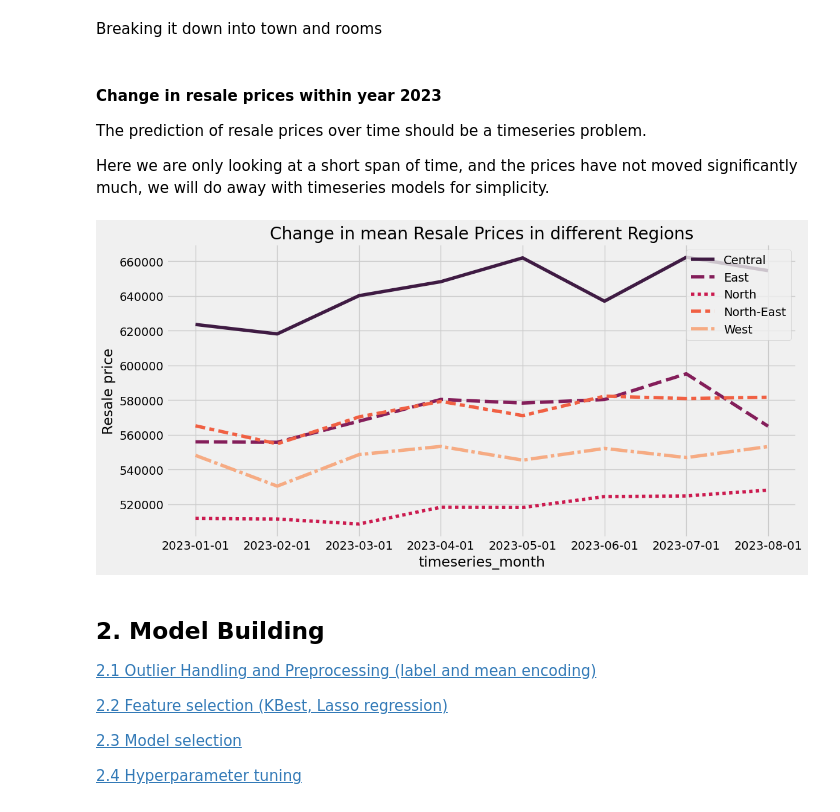
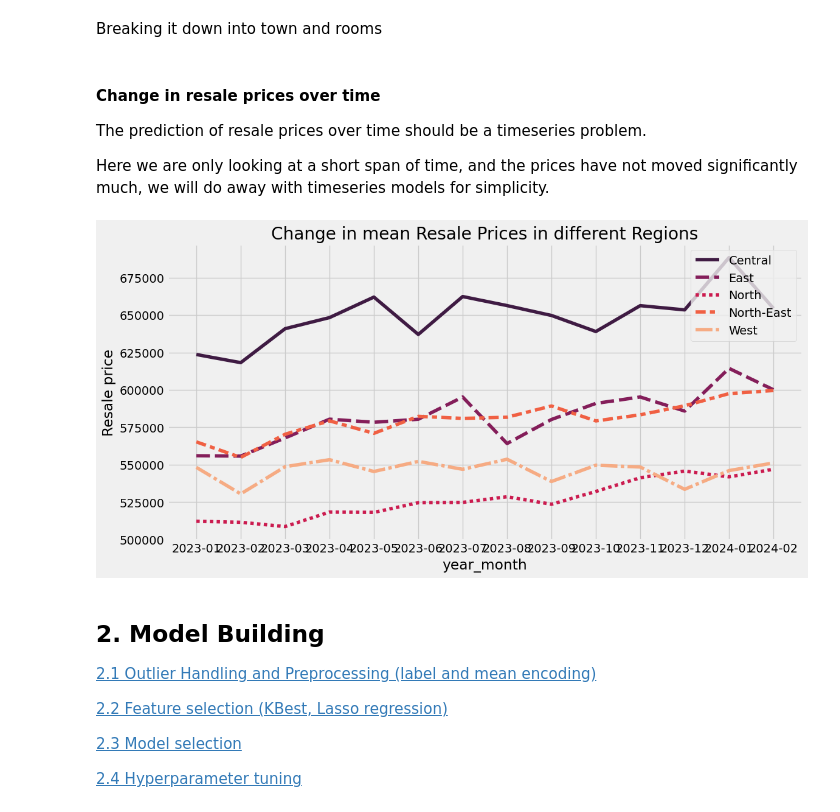
Before and after one commit to sienlonglim/ml_webapp, a Jupyter notebook: notebooks/model_building.ipynb, the cells around one changed output. Cells and saved outputs as stored; diff of their text form; code cells hidden in the pictures.

```diff
--- a/notebooks/model_building.ipynb
+++ b/notebooks/model_building.ipynb
@@ -202,22 +198,22 @@ Breaking it down into town and rooms
 # town_prices.columns = ['1 room', '2 room', '3 room', '4 room', '5 room', 'Executive / Multigenerational']
 # town_prices.style.format(precision=0, thousands=',').highlight_max(color='red').highlight_min(color='green')
 # %% [markdown]
-#### Change in resale prices within year 2023
+#### Change in resale prices over time
 
 The prediction of resale prices over time should be a timeseries problem.
 
 Here we are only looking at a short span of time, and the prices have not moved significantly much, we will do away with timeseries models for simplicity.
 # %%
-ma_df = df.groupby(['timeseries_month', 'region'])['resale_price'].mean()
+ma_df = df.groupby(['year_month', 'region'])['resale_price'].mean()
 ma_df = ma_df.unstack()
 plt.figure(figsize=(12,6))
 sns.lineplot(data=ma_df, palette='rocket')
 plt.title('Change in mean Resale Prices in different Regions')
 plt.ylabel('Resale price')
 plt.legend(loc='upper right')
 plt.show()
 # %% [output]
-[figure, old version]
+[figure, new version]
 # %%
 # Calculate change over time
 # %% [markdown]
```
Also changed, not shown: parts of 21 cells of this notebook, 10 other files.
